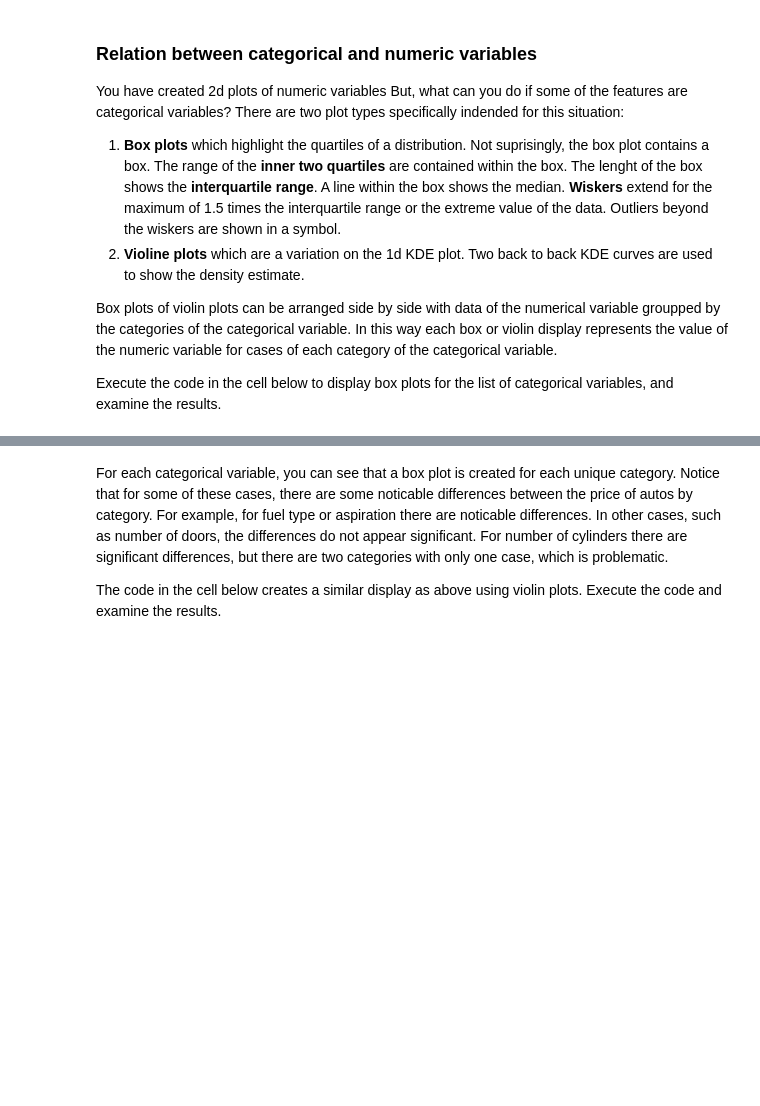
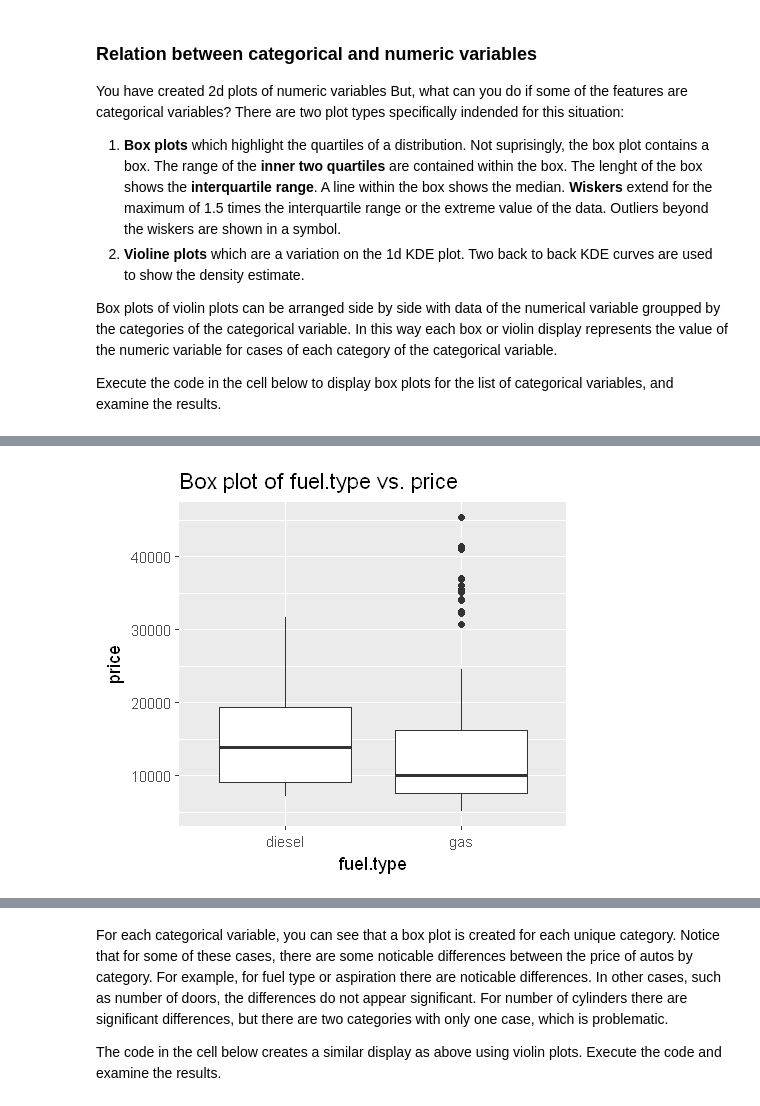
Before and after one commit to vijayraavi/Principles-of-Machine-Learning-R, a Jupyter notebook: Module2/VisualizingDataForRegression.ipynb, the cells around one changed output, grey strips where cells are left out. Cells and saved outputs as stored; diff of their text form; code cells hidden in the pictures; blank space fills up the shorter version.

```diff
--- a/Module2/VisualizingDataForRegression.ipynb
+++ b/Module2/VisualizingDataForRegression.ipynb
@@ -474,0 +473,16 @@ plot_box(auto_prices, cat_cols)
+# %%
+plot_box = function(df, cols, col_y = 'price', bins = 30){
+    options(repr.plot.width=4, repr.plot.height=3.5) # Set the initial plot area dimensions
+    for(col in cols){
+        p = ggplot(df, aes_string(col, col_y)) +
+                   geom_boxplot() +
+                   ggtitle(paste('Box plot of', col, 'vs.', col_y))
+        print(p)
+    }
+}
+
+cat_cols = c('fuel.type', 'aspiration', 'num.of.doors', 'body.style',
+            'drive.wheels', 'engine.location', 'engine.type', 'num.of.cylinders')
+plot_box(auto_prices, cat_cols)
+# %% [output]
+[figure, added]
```
Also changed, not shown: parts of 33 cells of this notebook.
